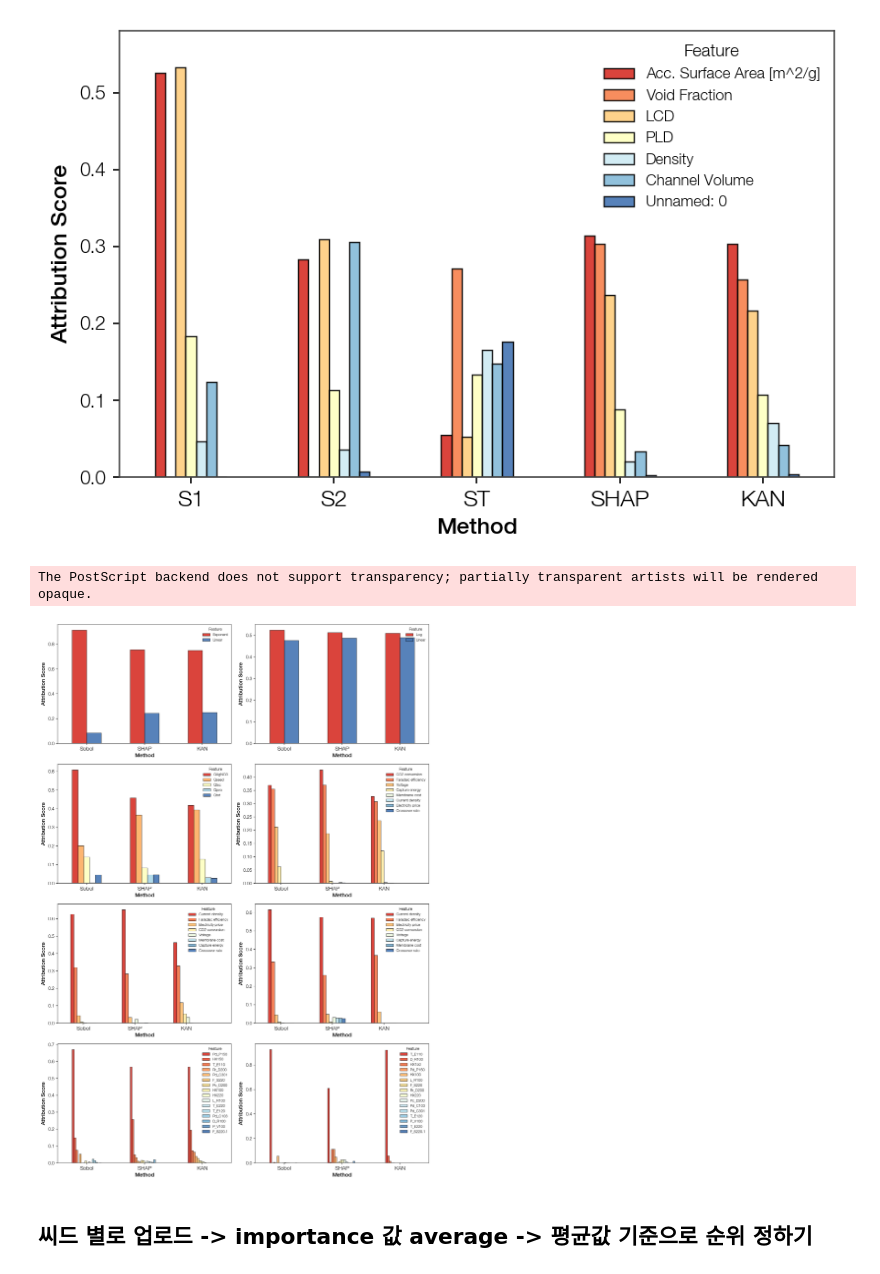
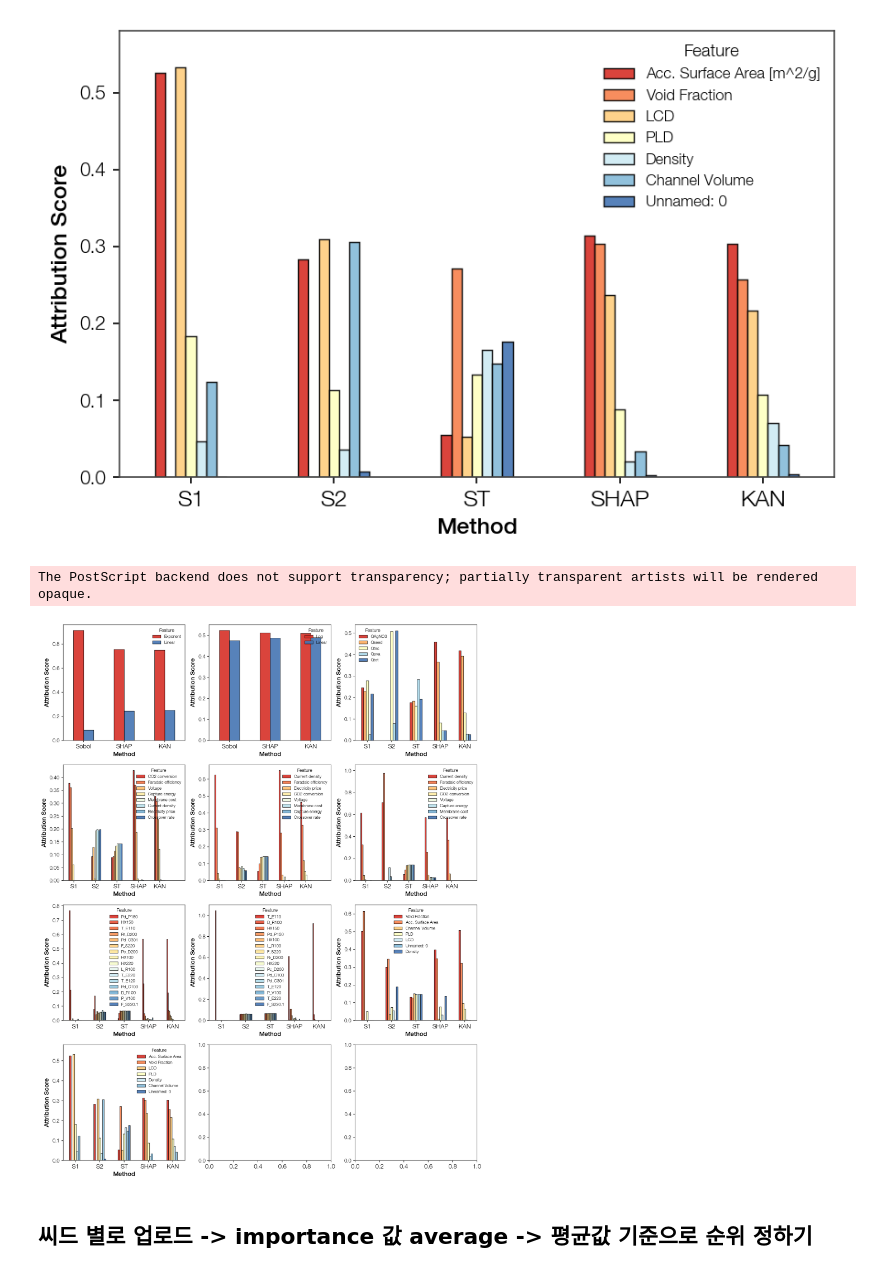
Before and after one commit to foodbanana/pykan, a Jupyter notebook: github/workflows/Hyein/plot_conventional.ipynb, the cells around one changed output. Saved outputs shown, nothing was run; the diff lists cells and outputs as text; code cells hidden in the pictures.

Commit message:
2nd order Sobol' indices

```diff
--- a/github/workflows/Hyein/plot_conventional.ipynb
+++ b/github/workflows/Hyein/plot_conventional.ipynb
@@ -240,6 +237,8 @@ data_list = [
         'CO2RRMSP',
         'CO2HPx10',
         'CO2HEx10',
+        'ITH4500',
+        'ITHH4500',
 ]
 
 def get_analytic_res(fun_analytic):
@@ -266,13 +265,13 @@ def get_analytic_res(fun_analytic):
 
 def get_material_res(name_data):
     root_dir = r"D:\pykan\github\workflows\Hyein"
-    file_sobol = os.path.join(root_dir, "material_nn_models", name_data, f"{name_data}_sobol_indices.csv")
+    file_sobol = os.path.join(root_dir, "material_nn_models", name_data, f"{name_data}_sobol_indices_owen.csv")
     file_shap = os.path.join(root_dir, "material_nn_models", name_data, f"{name_data}_shap_importance.csv")
     file_kan = os.path.join(root_dir, "material_kan_models", name_data, f"{name_data}_global_attribution_scores.csv")
 
-    files = [file_sobol, file_shap, file_kan]
-    columns = ['First_Order (S1)', 'Mean_Abs_SHAP', 'Global_Attribution_Score']
-    methods = ['Sobol', 'SHAP', 'KAN']
+    files = [file_sobol, file_sobol, file_sobol, file_shap, file_kan]
+    columns = ['S1', 'S2_sum', 'ST', 'Mean_Abs_SHAP', 'Global_Attribution_Score']
+    methods = ['S1', 'S2', 'ST', 'SHAP', 'KAN']
 
     dfs = [pd.read_csv(f) for f in files]
     dfs = [d.set_index('Feature') for d in dfs]
@@ -297,35 +296,35 @@ def plot_analysis_res(name_data, ax, df):
 
     if "CO2RR" in name_data:
         df.rename(columns={'CO conversion': 'CO2 conversion'}, inplace=True)
     df.plot(kind='bar', rot=0, color=custom_colors, alpha=0.9, ax=ax)
 
     # 4. Customize axes and labels
     ax.set_xlabel('Method')
     ax.set_ylabel('Attribution Score')
     if "CO2RR" in name_data:
         ax.legend(title='Feature', loc='upper right')
         x_min, x_max = ax.get_xlim()
         ax.set_xlim([x_min, x_max*1.15])
     else:
         ax.legend(title='Feature')
     y_min, y_max = ax.get_ylim()
     ax.set_ylim([0, y_max])
     # ax.set_title(name_data)
 
 df_data = [get_analytic_res(fun) for fun in analytic_fun_list] + [get_material_res(data) for data in data_list]
-fig, axes = plt.subplots(4, 2, figsize=(12, 17))
+fig, axes = plt.subplots(4, 3, figsize=(12, 15))
 axes_flat = axes.flatten()
 for data, df_target, ax_target in zip(analytic_fun_list + data_list, df_data, axes_flat):
     plot_analysis_res(data, ax_target, df_target)
 
 # Adjust layout and display
 plt.savefig(os.path.join(dir_paper_figure, f"VS_conventionals_All.png"))
 plt.savefig(os.path.join(dir_paper_figure, f"VS_conventionals_All.svg"), format='svg')
 plt.savefig(os.path.join(dir_paper_figure, f"VS_conventionals_All.eps"), format='eps')
 plt.show()
 # %% [output]
 The PostScript backend does not support transparency; partially transparent artists will be rendered opaque.
-[figure, old version]
+[figure, new version]
 # %% [markdown]
 ## 씨드 별로 업로드 -> importance 값 average -> 평균값 기준으로 순위 정하기
 # %%
```
Also changed, not shown: parts of 1 cell of this notebook, 36 other files.
